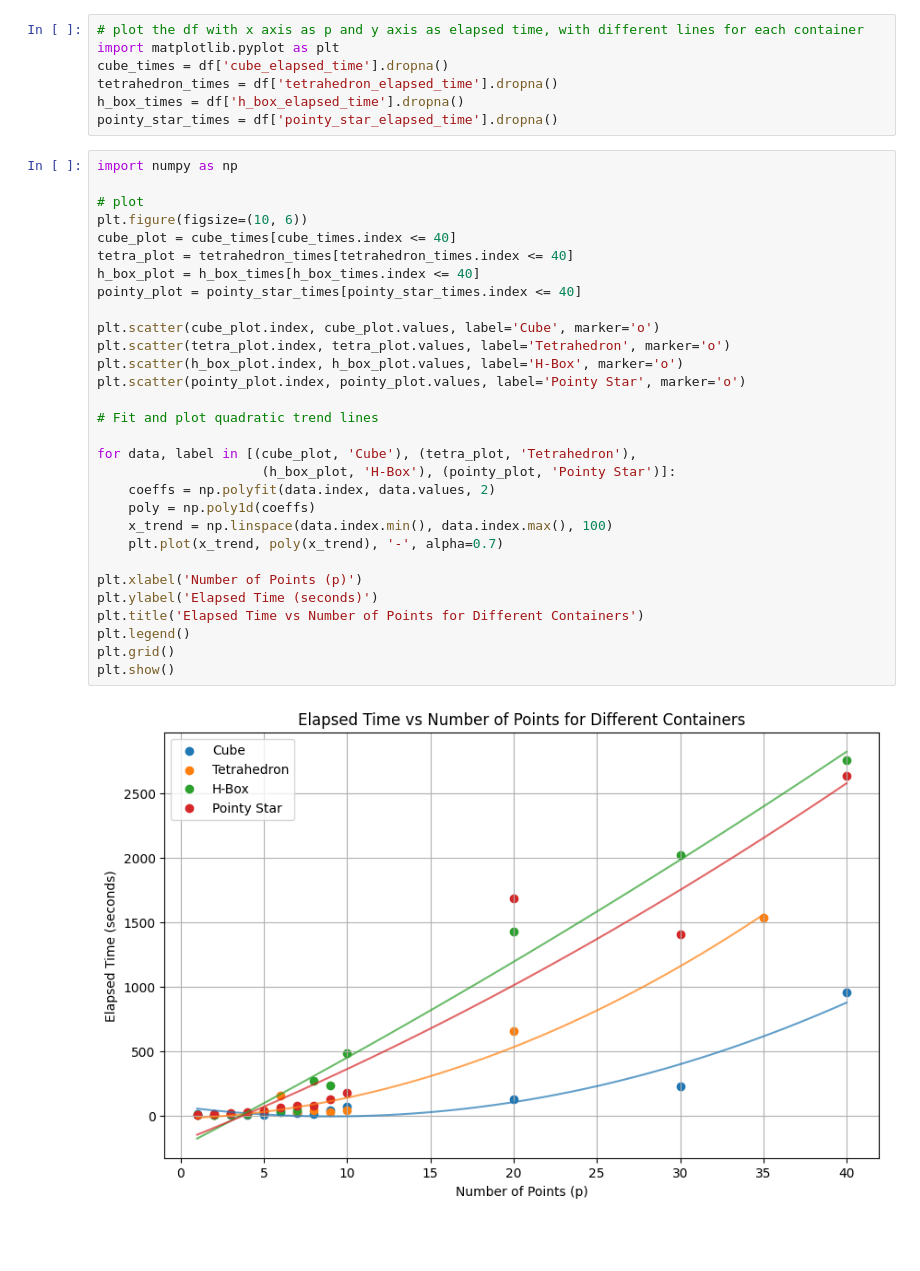
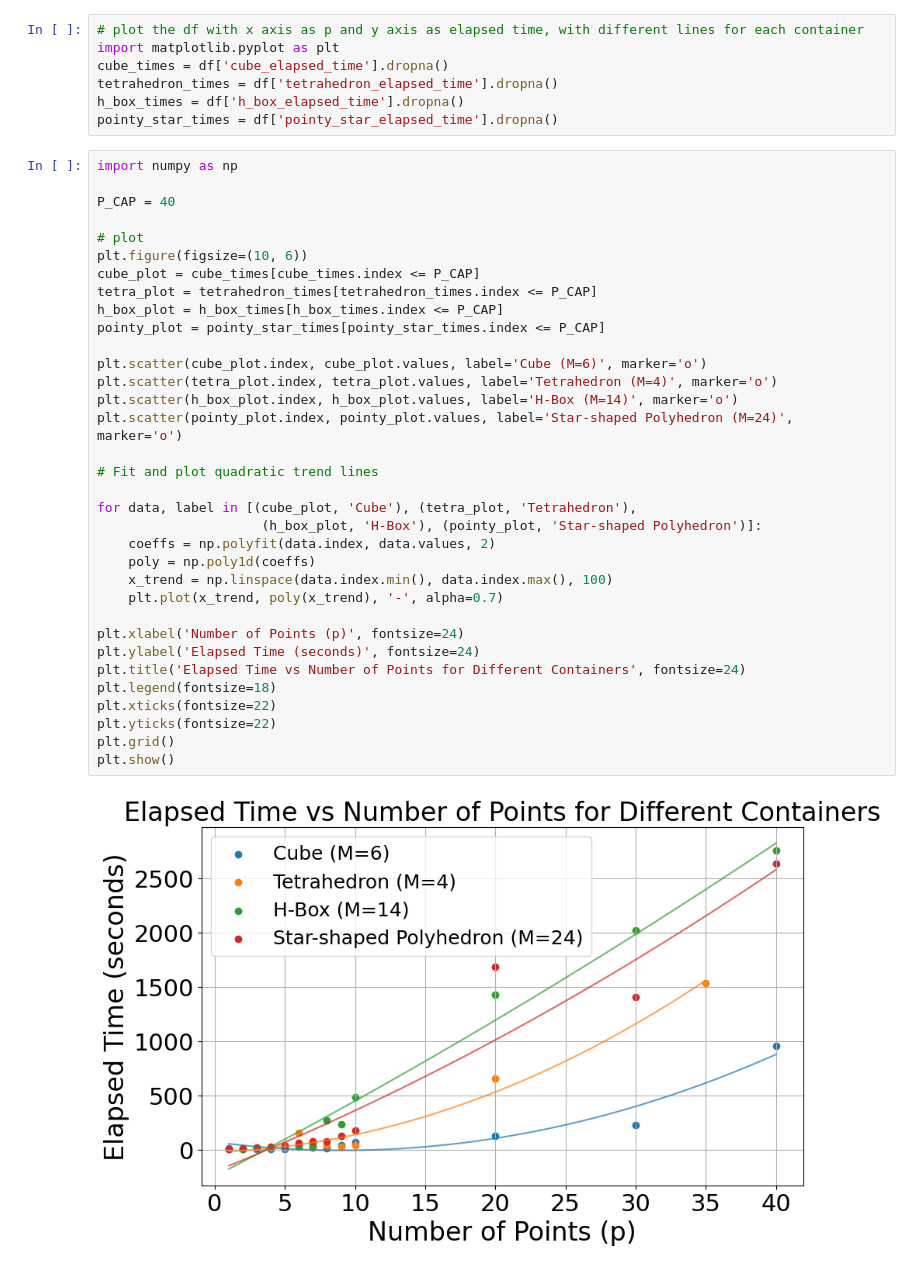
Before and after one commit to leadcatlab/continuous-p-dispersion, a Jupyter notebook: src/script.ipynb, the cells around one changed output. Saved outputs shown, nothing was run; the diff lists cells and outputs as text; blank space fills up the shorter version.

```diff
--- a/src/script.ipynb
+++ b/src/script.ipynb
@@ -92,32 +92,36 @@ pointy_star_times = df['pointy_star_elapsed_time'].dropna()
 # %%
 import numpy as np
 
+P_CAP = 40
+
 # plot
 plt.figure(figsize=(10, 6))
-cube_plot = cube_times[cube_times.index <= 40]
-tetra_plot = tetrahedron_times[tetrahedron_times.index <= 40]
-h_box_plot = h_box_times[h_box_times.index <= 40]
-pointy_plot = pointy_star_times[pointy_star_times.index <= 40]
+cube_plot = cube_times[cube_times.index <= P_CAP]
+tetra_plot = tetrahedron_times[tetrahedron_times.index <= P_CAP]
+h_box_plot = h_box_times[h_box_times.index <= P_CAP]
+pointy_plot = pointy_star_times[pointy_star_times.index <= P_CAP]
 
-plt.scatter(cube_plot.index, cube_plot.values, label='Cube', marker='o')
-plt.scatter(tetra_plot.index, tetra_plot.values, label='Tetrahedron', marker='o')
-plt.scatter(h_box_plot.index, h_box_plot.values, label='H-Box', marker='o')
-plt.scatter(pointy_plot.index, pointy_plot.values, label='Pointy Star', marker='o')
+plt.scatter(cube_plot.index, cube_plot.values, label='Cube (M=6)', marker='o')
+plt.scatter(tetra_plot.index, tetra_plot.values, label='Tetrahedron (M=4)', marker='o')
+plt.scatter(h_box_plot.index, h_box_plot.values, label='H-Box (M=14)', marker='o')
+plt.scatter(pointy_plot.index, pointy_plot.values, label='Star-shaped Polyhedron (M=24)', marker='o')
 
 # Fit and plot quadratic trend lines
 
 for data, label in [(cube_plot, 'Cube'), (tetra_plot, 'Tetrahedron'),
-                     (h_box_plot, 'H-Box'), (pointy_plot, 'Pointy Star')]:
+                     (h_box_plot, 'H-Box'), (pointy_plot, 'Star-shaped Polyhedron')]:
     coeffs = np.polyfit(data.index, data.values, 2)
     poly = np.poly1d(coeffs)
     x_trend = np.linspace(data.index.min(), data.index.max(), 100)
     plt.plot(x_trend, poly(x_trend), '-', alpha=0.7)
 
-plt.xlabel('Number of Points (p)')
-plt.ylabel('Elapsed Time (seconds)')
-plt.title('Elapsed Time vs Number of Points for Different Containers')
-plt.legend()
+plt.xlabel('Number of Points (p)', fontsize=24)
+plt.ylabel('Elapsed Time (seconds)', fontsize=24)
+plt.title('Elapsed Time vs Number of Points for Different Containers', fontsize=24)
+plt.legend(fontsize=18)
+plt.xticks(fontsize=22)
+plt.yticks(fontsize=22)
 plt.grid()
 plt.show()
 # %% [output]
-[figure, old version]
+[figure, new version]
```
Also changed, not shown: parts of 1 cell of this notebook, 5 other files.
